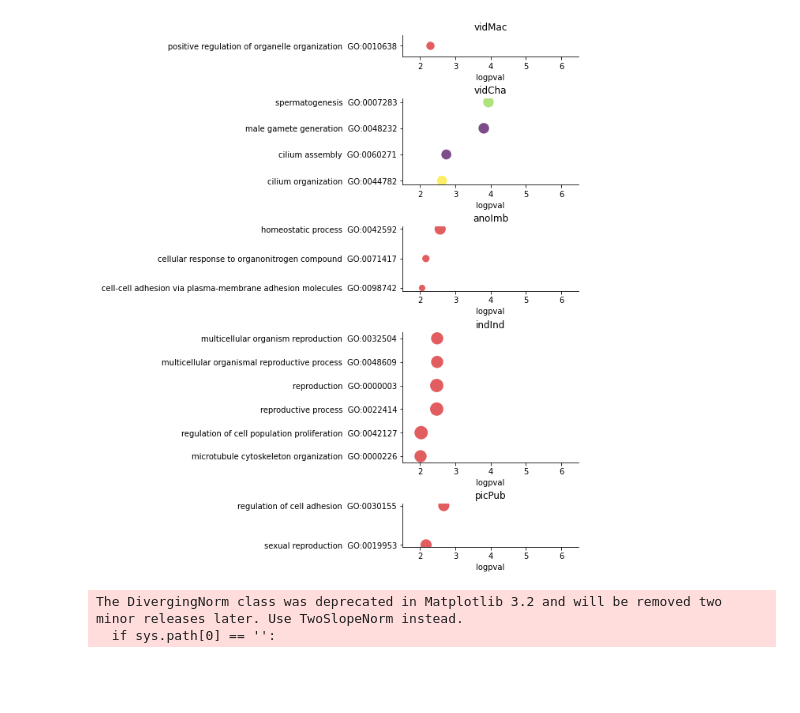
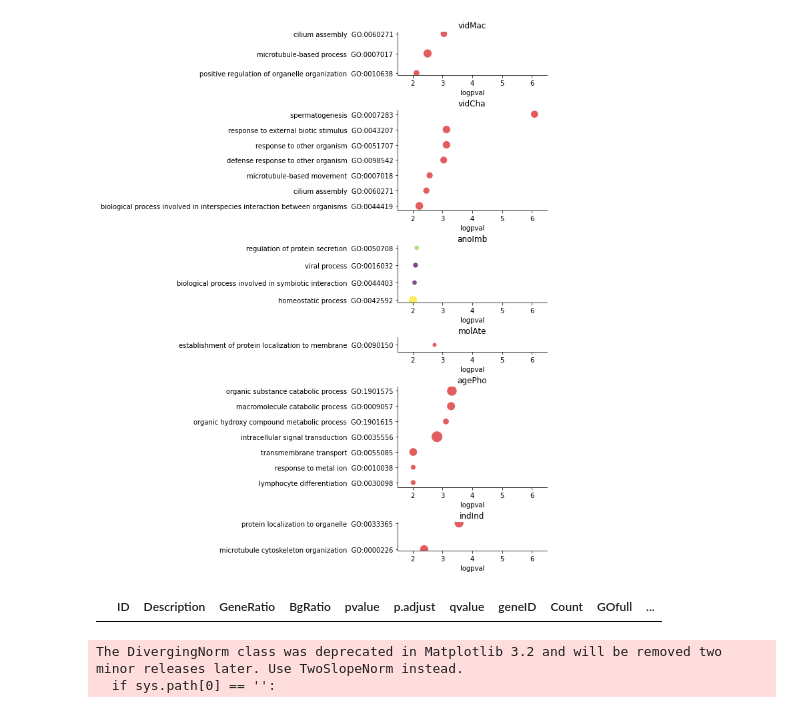
Before and after one commit to osipovarev/Brood_parasites_analysis, a Jupyter notebook: gsea_and_enrichGO_analysis.ipynb, the cells around one changed output. Cells and saved outputs as stored; diff of their text form; code cells hidden in the pictures; blank space fills up the shorter version.

```diff
--- a/gsea_and_enrichGO_analysis.ipynb
+++ b/gsea_and_enrichGO_analysis.ipynb
@@ -20,7 +20,7 @@ dbs = ['vidMac', 'vidCha', 'indInd', 'anoImb', 'molAte', 'agePho', 'picPub']
 ## Load data
 DF_dbs = {}
 for db in dbs:
-    file_name = 'MK_test_{}_ncbi/gse.similar_05.tsv'.format(db)
+    file_name = 'MK_test_{}_ncbi/gse.similar_03.tsv'.format(db)
     file_data = glob(dir_path + file_name)[0]
     df = pd.read_csv(file_data, sep='\t')
 
@@ -36,7 +36,7 @@ for db in dbs:
 ## Plot barplots p-value DoS > 0 and DoS < 0
 db_ratios = [DF_dbs[db].shape[0] for db in dbs]
 
-fig, axes = plt.subplots(len(dbs), 1, gridspec_kw={'height_ratios': db_ratios}, figsize=(4, 5*len(dbs)))
+fig, axes = plt.subplots(len(dbs), 1, gridspec_kw={'height_ratios': db_ratios}, figsize=(4, 3*len(dbs)))
 
 i = 0
 for db in dbs:
@@ -67,14 +67,18 @@ dbs = ['vidMac', 'vidCha', 'anoImb', 'molAte', 'agePho', 'indInd', 'picPub']
 dos = 'pos'
 # dos = 'neg'
 
+# q_cutoff = 0.5
+count_cutoff = 5
 
 ## Load data
 DF_dbs = {}
 nonzero_dbs = []
 for db in dbs:
-    file_name = 'MK_test_{}_ncbi/{}.enrichGO.tsv'.format(db, dos)
+    file_name = 'MK_test_{}_ncbi/{}.top5.dist.enrichGO.tsv'.format(db, dos)
     file_data = glob(dir_path + file_name)[0]
     df = pd.read_csv(file_data, sep='\t')
+#     df = df[df['qvalue'] < q_cutoff]
+    df = df[df['Count'] >= count_cutoff]
 
     if df.shape[0] > 0:
         df['GOfull'] = df['Description'] + '  ' + df['ID']
@@ -87,34 +91,38 @@ for db in dbs:
 
 ## Plot barplots p-value DoS > 0 and DoS < 0
 db_ratios = [DF_dbs[db].shape[0] for db in nonzero_dbs]
 fig, axes = plt.subplots(len(nonzero_dbs), 1, gridspec_kw={'height_ratios': db_ratios}, figsize=(4, 3*len(nonzero_dbs)))
 
 blue = '#2b83ba'
 red = '#d7191c'
 if dos == 'pos':
     c = red
 elif dos == 'neg':
     c = blue
 
 i = 0
 for db in nonzero_dbs:
     axi = axes[i]
     dfi = DF_dbs[db]
     sns.scatterplot(ax=axi, data=dfi, x='logpval', y='GOfull', size='ratio',
                     sizes=(min(dfi['ratio']), max(dfi['ratio'])), color=c, alpha=0.7, linewidth=0)
     axi.set(xlim=(1.5, 6.5), ylabel='')
     axi.set_title(db)
     axi.legend([], [], frameon=False)
     i += 1
 
 sns.despine(fig=None, ax=None, left=False, bottom=False, offset=None, trim=False)
 fig.subplots_adjust(bottom=0, top=0.6, wspace=0, hspace=0.6)
 fig.tight_layout()
 
 pdf_name = '{}.enrichGO.{}clades.clusterProfiler.pdf'.format(dos, len(dbs))
 # fig.savefig(pdf_name, bbox_inches='tight')
 # %% [output]
-[figure, old version]
+[figure, new version]
+# %%
+df
+# %% [output]
+|  | ID | Description | GeneRatio | BgRatio | pvalue | p.adjust | qvalue | geneID | Count | GOfull | ... |
 # %%
 ### Make a heatmap for convergent terms
 
```
Also changed, not shown: parts of 1 cell of this notebook, 1 other file.
